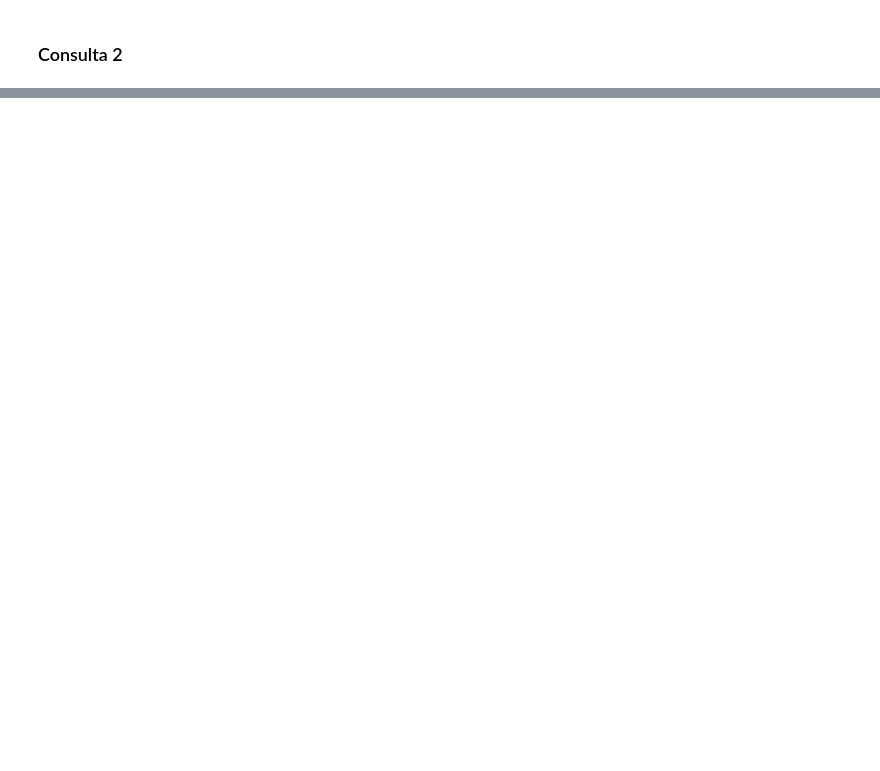
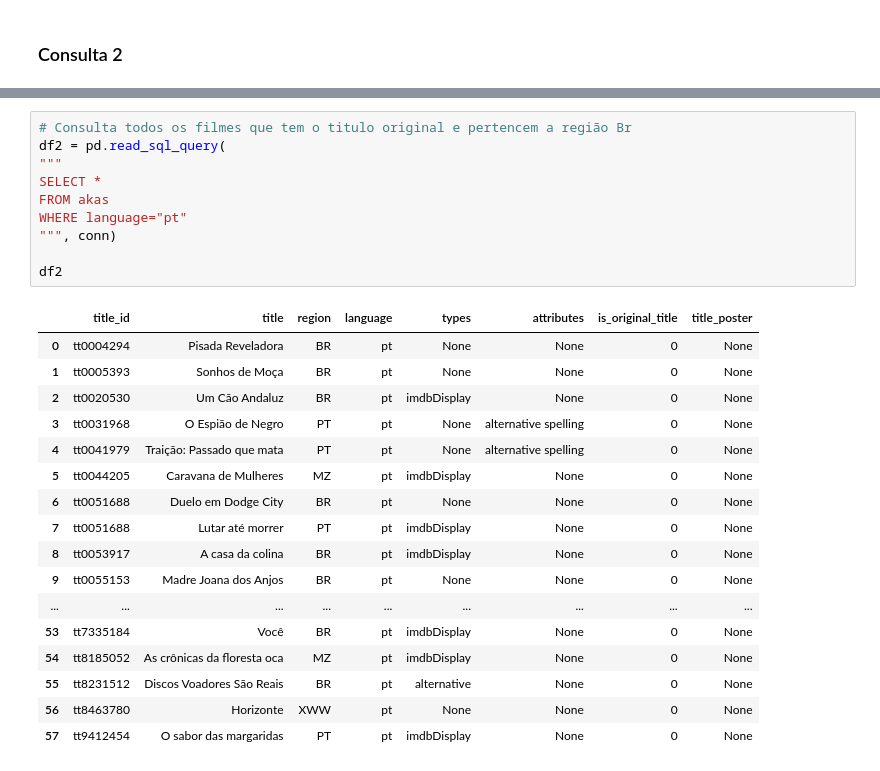
Before and after one commit to lorenaleao/tp-final-bd, a Jupyter notebook: Tp2_consultas.ipynb, the cells around one changed output, grey strips where cells are left out. Drawn from its saved outputs; the diff is of its cells as text; blank space fills up the shorter version.

```diff
--- a/Tp2_consultas.ipynb
+++ b/Tp2_consultas.ipynb
@@ -48,0 +55,28 @@ df2
+# %%
+# Consulta todos os filmes que tem o titulo original e pertencem a região Br
+df2 = pd.read_sql_query(
+"""
+SELECT *
+FROM akas
+WHERE language="pt"
+""", conn)
+
+df2
+# %% [output]
+|  | title_id | title | region | language | types | attributes | is_original_title | title_poster |
+| 0 | tt0004294 | Pisada Reveladora | BR | pt | None | None | 0 | None |
+| 1 | tt0005393 | Sonhos de Moça | BR | pt | None | None | 0 | None |
+| 2 | tt0020530 | Um Cão Andaluz | BR | pt | imdbDisplay | None | 0 | None |
+| 3 | tt0031968 | O Espião de Negro | PT | pt | None | alternative spelling | 0 | None |
+| 4 | tt0041979 | Traição: Passado que mata | PT | pt | None | alternative spelling | 0 | None |
+| 5 | tt0044205 | Caravana de Mulheres | MZ | pt | imdbDisplay | None | 0 | None |
+| 6 | tt0051688 | Duelo em Dodge City | BR | pt | None | None | 0 | None |
+| 7 | tt0051688 | Lutar até morrer | PT | pt | imdbDisplay | None | 0 | None |
+| 8 | tt0053917 | A casa da colina | BR | pt | imdbDisplay | None | 0 | None |
+| 9 | tt0055153 | Madre Joana dos Anjos | BR | pt | None | None | 0 | None |
+| ... | ... | ... | ... | ... | ... | ... | ... | ... |
+| 53 | tt7335184 | Você | BR | pt | imdbDisplay | None | 0 | None |
+| 54 | tt8185052 | As crônicas da floresta oca | MZ | pt | imdbDisplay | None | 0 | None |
+| 55 | tt8231512 | Discos Voadores São Reais | BR | pt | alternative | None | 0 | None |
+| 56 | tt8463780 | Horizonte | XWW | pt | None | None | 0 | None |
+| 57 | tt9412454 | O sabor das margaridas | PT | pt | imdbDisplay | None | 0 | None |
```
Also changed, not shown: parts of 14 cells of this notebook.
